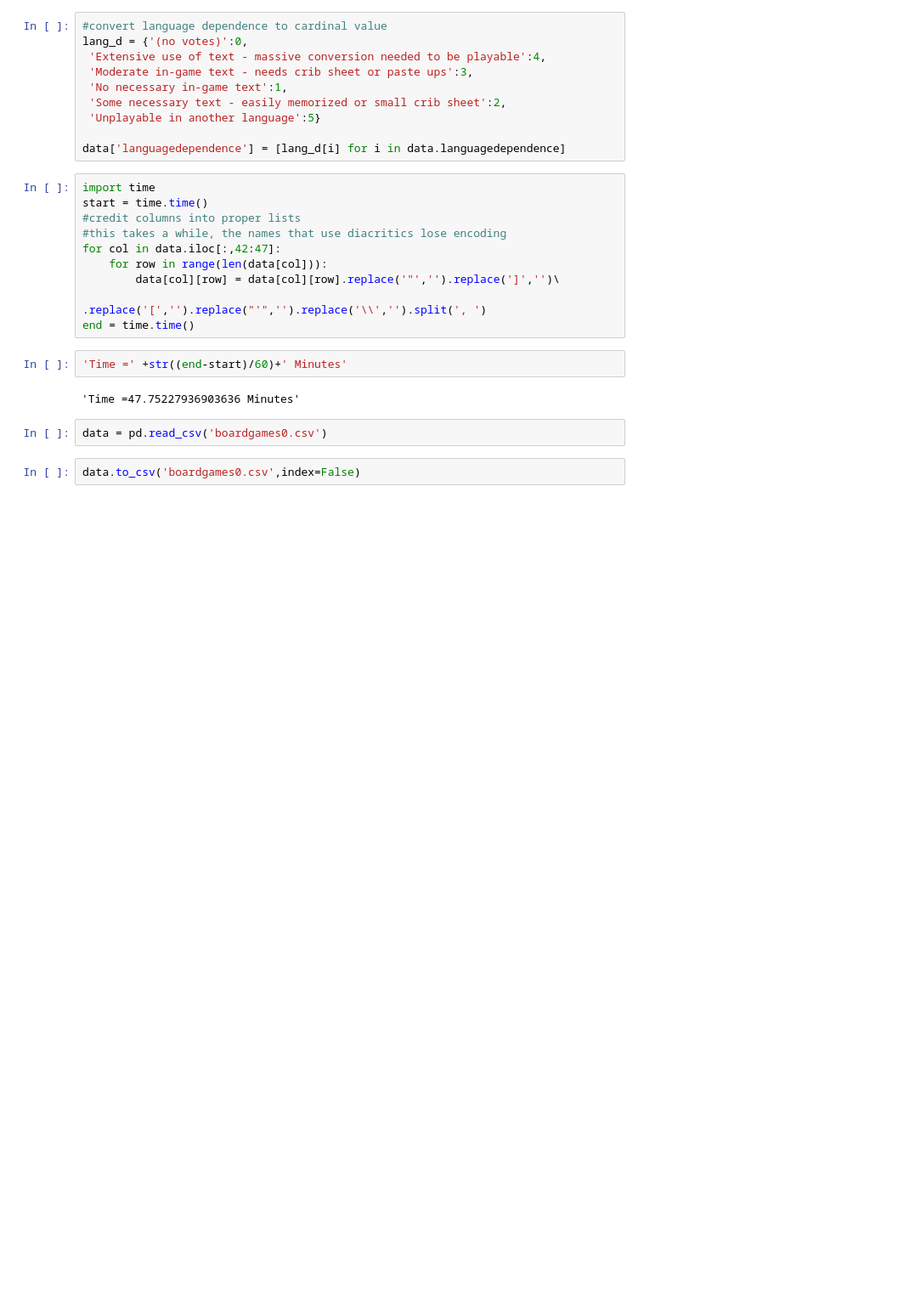
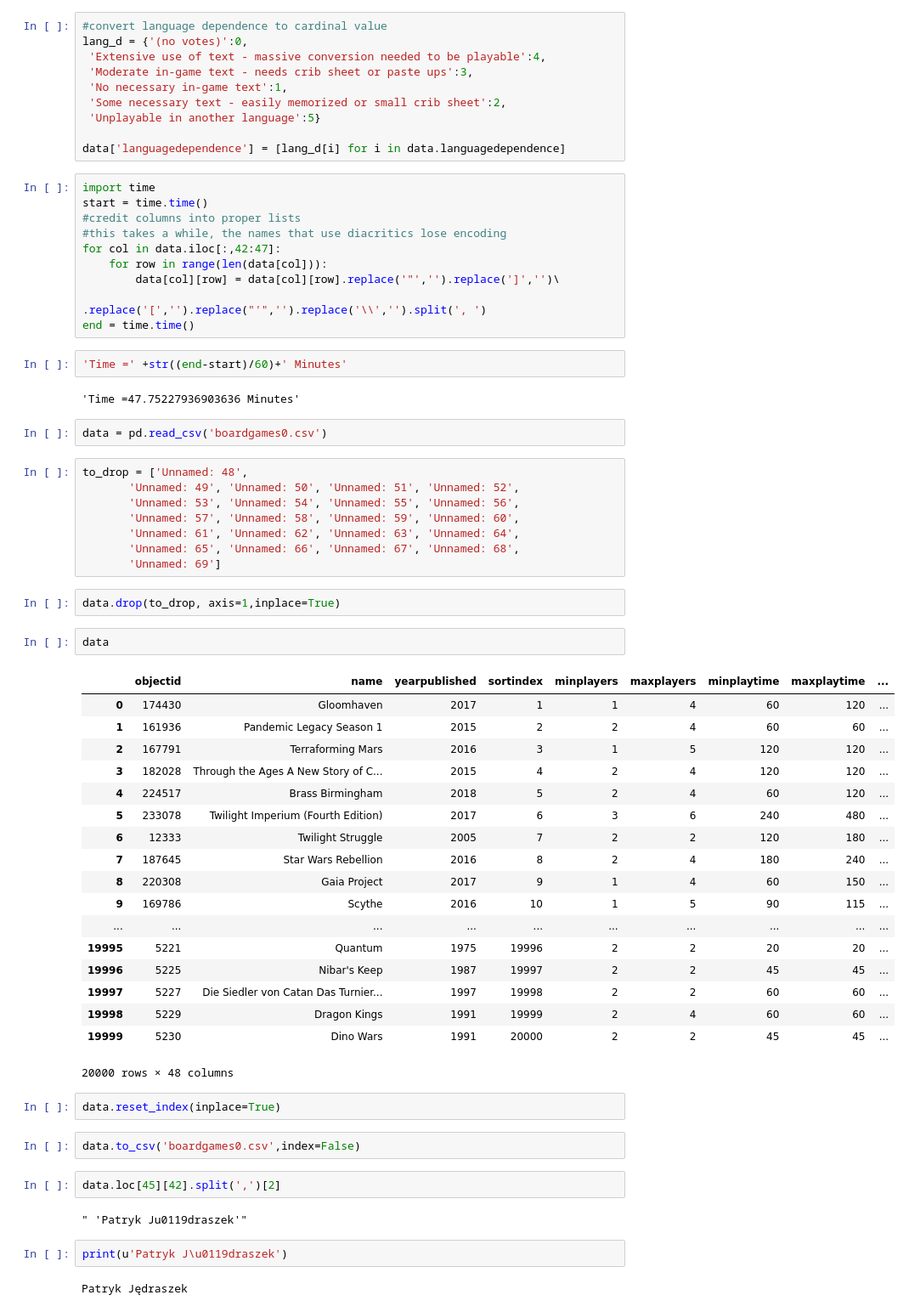
Before and after one commit to ExtraLime/boardgames, a Jupyter notebook: bgame-cleaning.ipynb, the cells around one changed output. Shown at 85% size. Drawn from its saved outputs; the diff is of its cells as text; blank space fills up the shorter version.

```diff
--- a/bgame-cleaning.ipynb
+++ b/bgame-cleaning.ipynb
@@ -50,5 +50,46 @@ end = time.time()
 'Time =47.75227936903636 Minutes'
 # %%
 data = pd.read_csv('boardgames0.csv')
+# %%
+to_drop = ['Unnamed: 48',
+       'Unnamed: 49', 'Unnamed: 50', 'Unnamed: 51', 'Unnamed: 52',
+       'Unnamed: 53', 'Unnamed: 54', 'Unnamed: 55', 'Unnamed: 56',
+       'Unnamed: 57', 'Unnamed: 58', 'Unnamed: 59', 'Unnamed: 60',
+       'Unnamed: 61', 'Unnamed: 62', 'Unnamed: 63', 'Unnamed: 64',
+       'Unnamed: 65', 'Unnamed: 66', 'Unnamed: 67', 'Unnamed: 68',
+       'Unnamed: 69']
+# %%
+data.drop(to_drop, axis=1,inplace=True)
+# %%
+data
+# %% [output]
+|  | objectid | name | yearpublished | sortindex | minplayers | maxplayers | minplaytime | maxplaytime | ... |
+| 0 | 174430 | Gloomhaven | 2017 | 1 | 1 | 4 | 60 | 120 | ... |
+| 1 | 161936 | Pandemic Legacy Season 1 | 2015 | 2 | 2 | 4 | 60 | 60 | ... |
+| 2 | 167791 | Terraforming Mars | 2016 | 3 | 1 | 5 | 120 | 120 | ... |
+| 3 | 182028 | Through the Ages A New Story of C... | 2015 | 4 | 2 | 4 | 120 | 120 | ... |
+| 4 | 224517 | Brass Birmingham | 2018 | 5 | 2 | 4 | 60 | 120 | ... |
+| 5 | 233078 | Twilight Imperium (Fourth Edition) | 2017 | 6 | 3 | 6 | 240 | 480 | ... |
+| 6 | 12333 | Twilight Struggle | 2005 | 7 | 2 | 2 | 120 | 180 | ... |
+| 7 | 187645 | Star Wars Rebellion | 2016 | 8 | 2 | 4 | 180 | 240 | ... |
+| 8 | 220308 | Gaia Project | 2017 | 9 | 1 | 4 | 60 | 150 | ... |
+| 9 | 169786 | Scythe | 2016 | 10 | 1 | 5 | 90 | 115 | ... |
+| ... | ... | ... | ... | ... | ... | ... | ... | ... | ... |
+| 19995 | 5221 | Quantum | 1975 | 19996 | 2 | 2 | 20 | 20 | ... |
+| 19996 | 5225 | Nibar's Keep | 1987 | 19997 | 2 | 2 | 45 | 45 | ... |
+| 19997 | 5227 | Die Siedler von Catan Das Turnier... | 1997 | 19998 | 2 | 2 | 60 | 60 | ... |
+| 19998 | 5229 | Dragon Kings | 1991 | 19999 | 2 | 4 | 60 | 60 | ... |
+| 19999 | 5230 | Dino Wars | 1991 | 20000 | 2 | 2 | 45 | 45 | ... |
+20000 rows × 48 columns
+# %%
+data.reset_index(inplace=True)
 # %%
 data.to_csv('boardgames0.csv',index=False)
+# %%
+data.loc[45][42].split(',')[2]
+# %% [output]
+" 'Patryk Ju0119draszek'"
+# %%
+print(u'Patryk J\u0119draszek')
+# %% [output]
+Patryk Jędraszek
```
Also changed, not shown: 3 other files.
